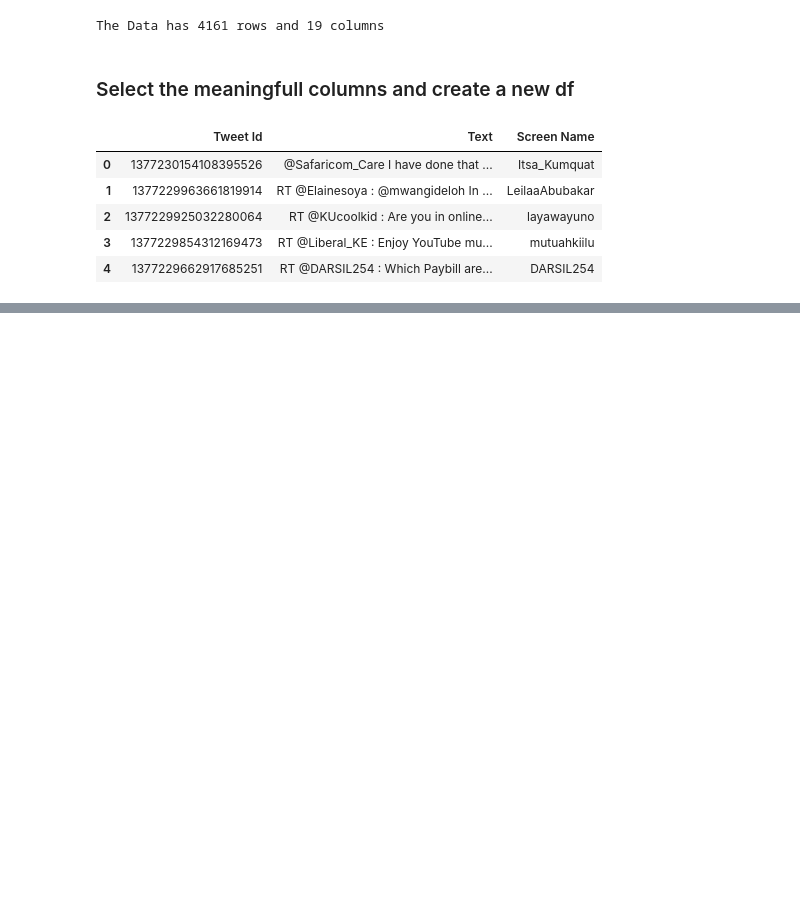
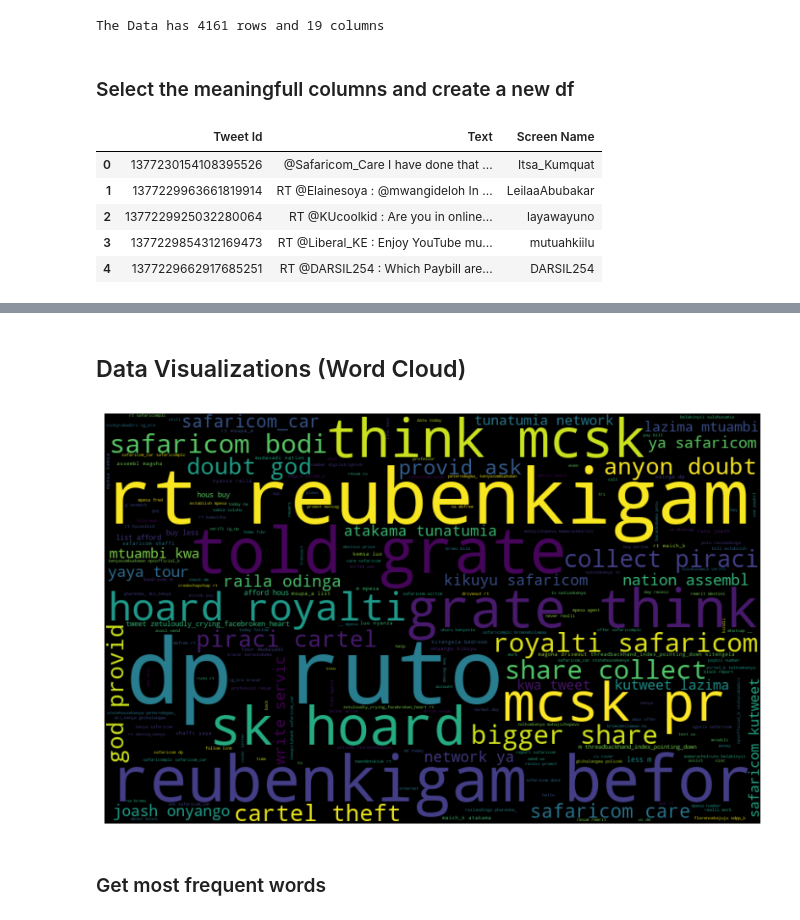
Before and after one commit to james-mumo/data-science-portfolio, a Jupyter notebook: sentiment-analysis-social-media/main.ipynb, the cells around one changed output, grey strips where cells are left out. Cells and saved outputs as stored; diff of their text form; code cells hidden in the pictures; blank space fills up the shorter version.

```diff
--- a/sentiment-analysis-social-media/main.ipynb
+++ b/sentiment-analysis-social-media/main.ipynb
@@ -49,0 +94,9 @@ df.head()
+# %%
+from nltk.corpus import stopwords
+nltk.download('stopwords')
+stop = stopwords.words("english")
+
+df["stop_words"] = df["Tweets"].apply(lambda x: [w for w in x if w in stop])
+df["Tweets"] = df["Tweets"].apply(lambda x: [w.lower() for w in x if w not in stop])
+
+df.head(2)
@@ -49,0 +133,7 @@ df.head()
+# %%
+# we convert to natural language form eg many to mani for heuristics
+
+from nltk.stem.porter import *
+stemmer = PorterStemmer()
+df["Tweets"] = df["Tweets"].apply(lambda x: [stemmer.stem(w) for w in x])
+df.head(2)
@@ -49,0 +149,10 @@ df.head()
+# %%
+string.punctuation
+
+def remove_punct(text):
+    text = " ".join([char for char in text if char not in string.punctuation])
+    text = re.sub('[0-9]+', "", text)
+    return text
+
+df["non_punctuation_marks"] = df["Tweets"].apply(lambda x: remove_punct(x))
+df.head(5)
@@ -49,0 +171,17 @@ df.head()
+# %% [markdown]
+## Data Visualizations (Word Cloud)
+# %%
+import matplotlib.pyplot as plt
+all_words = ' '.join([text for text in df["non_punctuation_marks"]])
+
+from wordcloud import WordCloud
+wordcloud = WordCloud(width=800, height=500, random_state=21, max_font_size=110).generate(all_words)
+
+plt.figure(figsize=(10, 7))
+plt.imshow(wordcloud, interpolation="bilinear")
+plt.axis('off')
+plt.show()
+# %% [output]
+[figure, added]
+# %% [markdown]
+### Get most frequent words
```
Also changed, not shown: parts of 36 cells of this notebook, 1 other file.
